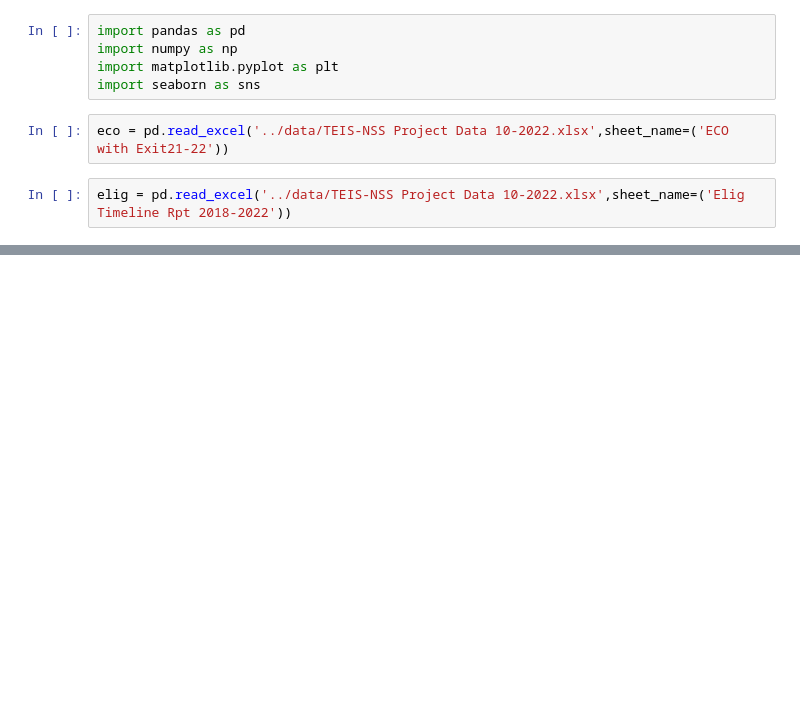
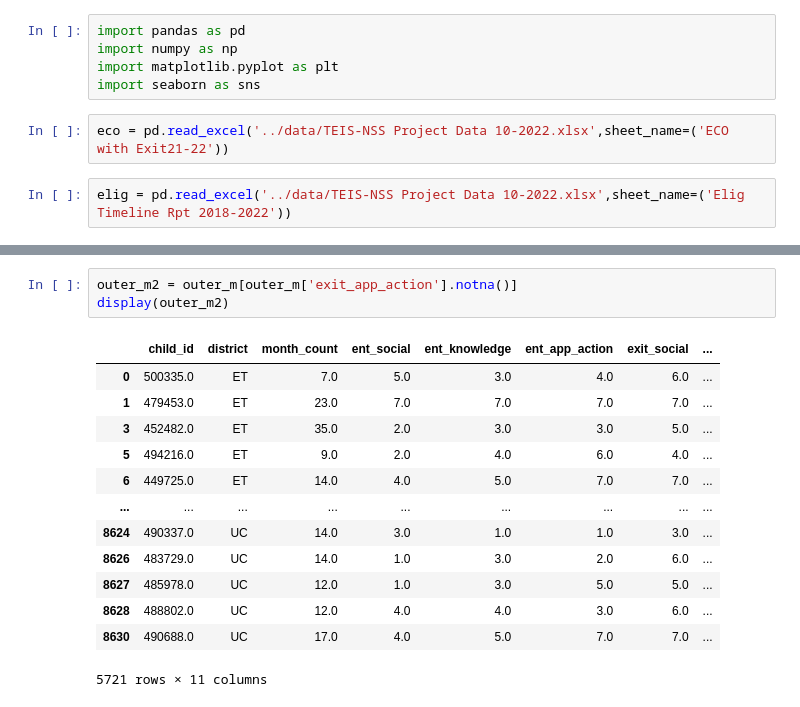
Before and after one commit to NSS-Data-Analytics-Cohort-7/didd-slacks-and-fanny-packs, a Jupyter notebook: projects/Team4PP.ipynb, the cells around one changed output, grey strips where cells are left out. Drawn from its saved outputs; the diff is of its cells as text; blank space fills up the shorter version.

```diff
--- a/projects/Team4PP.ipynb
+++ b/projects/Team4PP.ipynb
@@ -48,0 +228,17 @@ outer_m2.info()
+# %%
+outer_m2 = outer_m[outer_m['exit_app_action'].notna()]
+display(outer_m2)
+# %% [output]
+|  | child_id | district | month_count | ent_social | ent_knowledge | ent_app_action | exit_social | ... |
+| 0 | 500335.0 | ET | 7.0 | 5.0 | 3.0 | 4.0 | 6.0 | ... |
+| 1 | 479453.0 | ET | 23.0 | 7.0 | 7.0 | 7.0 | 7.0 | ... |
+| 3 | 452482.0 | ET | 35.0 | 2.0 | 3.0 | 3.0 | 5.0 | ... |
+| 5 | 494216.0 | ET | 9.0 | 2.0 | 4.0 | 6.0 | 4.0 | ... |
+| 6 | 449725.0 | ET | 14.0 | 4.0 | 5.0 | 7.0 | 7.0 | ... |
+| ... | ... | ... | ... | ... | ... | ... | ... | ... |
+| 8624 | 490337.0 | UC | 14.0 | 3.0 | 1.0 | 1.0 | 3.0 | ... |
+| 8626 | 483729.0 | UC | 14.0 | 1.0 | 3.0 | 2.0 | 6.0 | ... |
+| 8627 | 485978.0 | UC | 12.0 | 1.0 | 3.0 | 5.0 | 5.0 | ... |
+| 8628 | 488802.0 | UC | 12.0 | 4.0 | 4.0 | 3.0 | 6.0 | ... |
+| 8630 | 490688.0 | UC | 17.0 | 4.0 | 5.0 | 7.0 | 7.0 | ... |
+5721 rows × 11 columns
```
Also changed, not shown: parts of 20 cells of this notebook.
